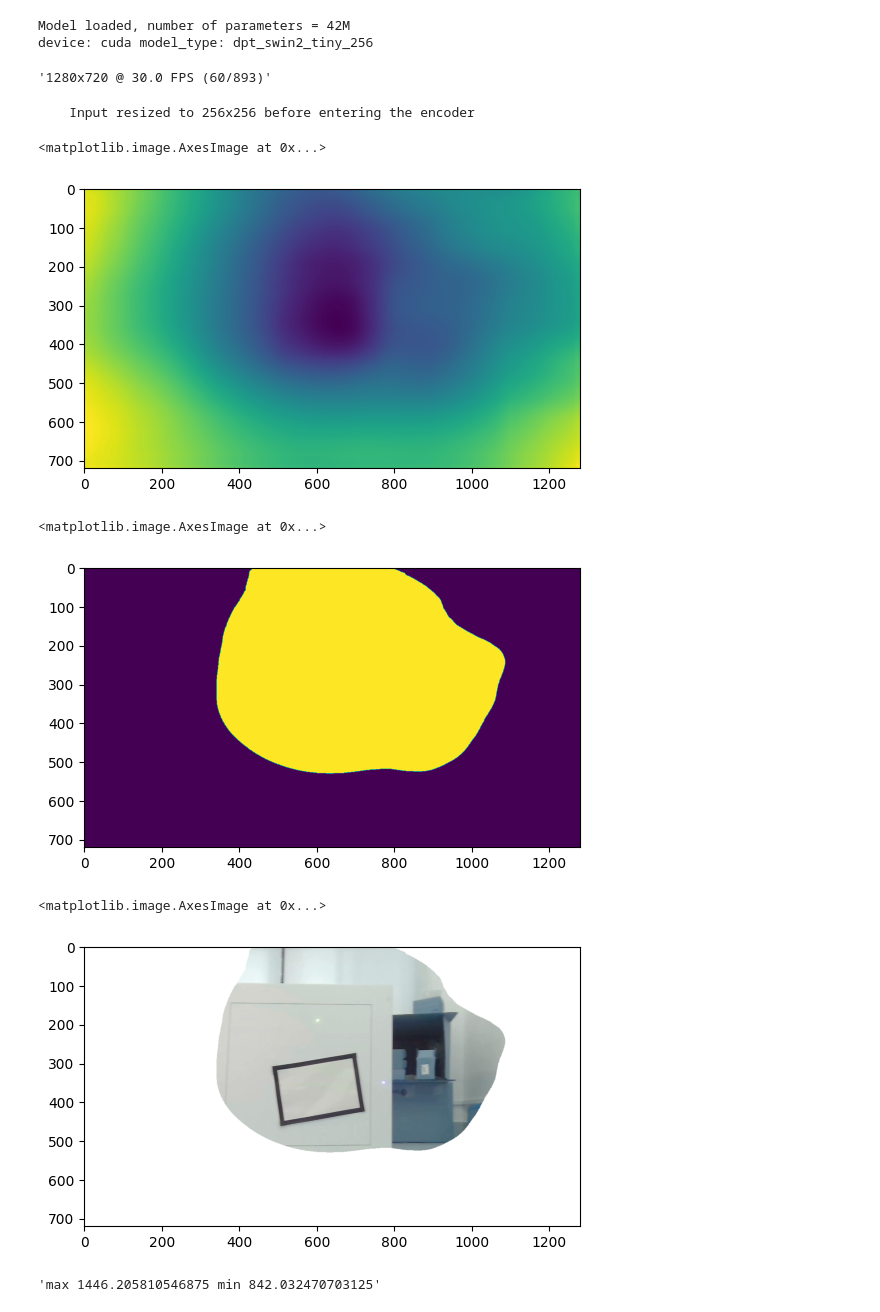
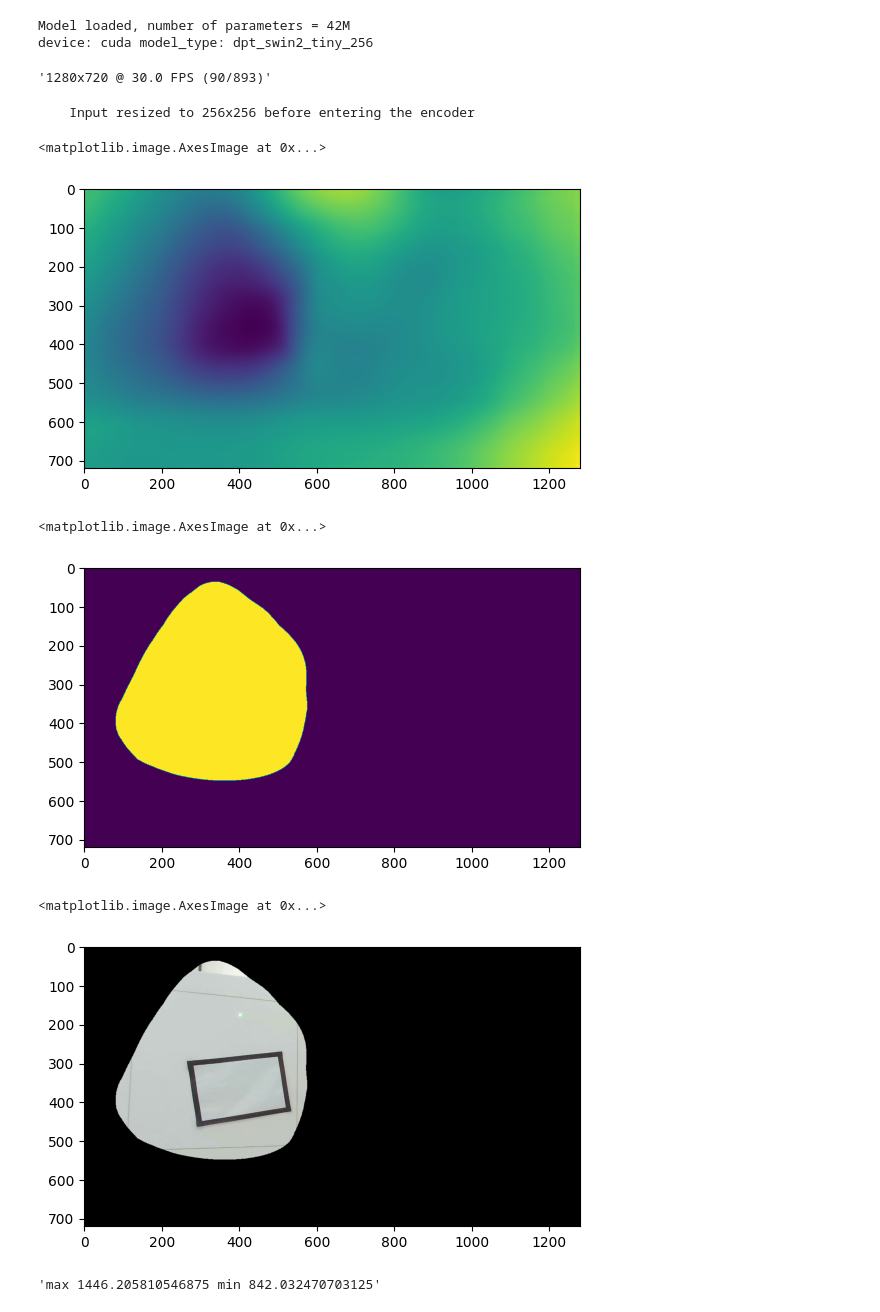
Before and after one commit to HQU-gxy/NUEDC_2023_E_snippet, a Jupyter notebook: depth.ipynb, the cells around one changed output. Cells and saved outputs as stored; diff of their text form; code cells hidden in the pictures.

Commit message:
masked

```diff
--- a/depth.ipynb
+++ b/depth.ipynb
@@ -40,7 +40,7 @@ fps = cap.get(cv.CAP_PROP_FPS)
 w = int(cap.get(cv.CAP_PROP_FRAME_WIDTH))
 h = int(cap.get(cv.CAP_PROP_FRAME_HEIGHT))
 all_frames = int(cap.get(cv.CAP_PROP_FRAME_COUNT))
-at_frame = 60
+at_frame = 90
 assert at_frame < all_frames
 cap.set(cv.CAP_PROP_POS_FRAMES, at_frame)
 display("{}x{} @ {} FPS ({}/{})".format(w, h, fps, at_frame, all_frames))
@@ -49,11 +49,12 @@ ret, frame = cap.read()
 if ret == True:
   if frame.ndim == 2:
       frame = cv2.cvtColor(frame, cv2.COLOR_GRAY2BGR)
+  frame = cv2.cvtColor(frame, cv2.COLOR_BGR2RGB)
   frame = cv2.normalize(frame, None, 0, 1, cv2.NORM_MINMAX, cv2.CV_32F)
 assert ret == True
 cap.release()
 # %% [output]
-'1280x720 @ 30.0 FPS (60/893)'
+'1280x720 @ 30.0 FPS (90/893)'
 # %%
 img = frame
 img_size = img.shape[1::-1]
@@ -66,26 +67,25 @@ plt.imshow(mask)
 # %% [output]
     Input resized to 256x256 before entering the encoder
 <matplotlib.image.AxesImage at 0x...>
-[figure, old version]
+[figure, new version]
 # %%
 masked = img.copy()
 u8_mask = cv2.normalize(depth, None, 0, 255, cv2.NORM_MINMAX, cv2.CV_8U)
 inverted = cv2.bitwise_not(u8_mask)
-ret, limited = cv2.threshold(inverted, 150, 255, cv.THRESH_BINARY)
+ret, limited = cv2.threshold(inverted, 160, 255, cv.THRESH_BINARY)
 f32_mask = cv2.normalize(limited, None, 0.0, 1.0, cv2.NORM_MINMAX, cv2.CV_32F)
+f32_mask_3chan = np.repeat(f32_mask[:, :, np.newaxis], 3, axis=2)
 img_f32 = img.astype(np.float32)
-rgba = cv2.cvtColor(img_f32, cv2.COLOR_RGB2RGBA)
-rgba = cv2.normalize(rgba, None, 0.0, 1.0, cv2.NORM_MINMAX, cv2.CV_32F)
-rgba[:, :, 3] = f32_mask
+masked = cv2.multiply(img_f32, f32_mask_3chan)
 plt.imshow(limited)
 # %% [output]
 <matplotlib.image.AxesImage at 0x...>
-[figure, old version]
+[figure, new version]
 # %%
-plt.imshow(rgba)
+plt.imshow(masked)
 # %% [output]
 <matplotlib.image.AxesImage at 0x...>
-[figure, old version]
+[figure, new version]
 # %%
 depth_max = np.max(depth)
 depth_min = np.min(depth)
```
Also changed, not shown: parts of 1 cell of this notebook.
